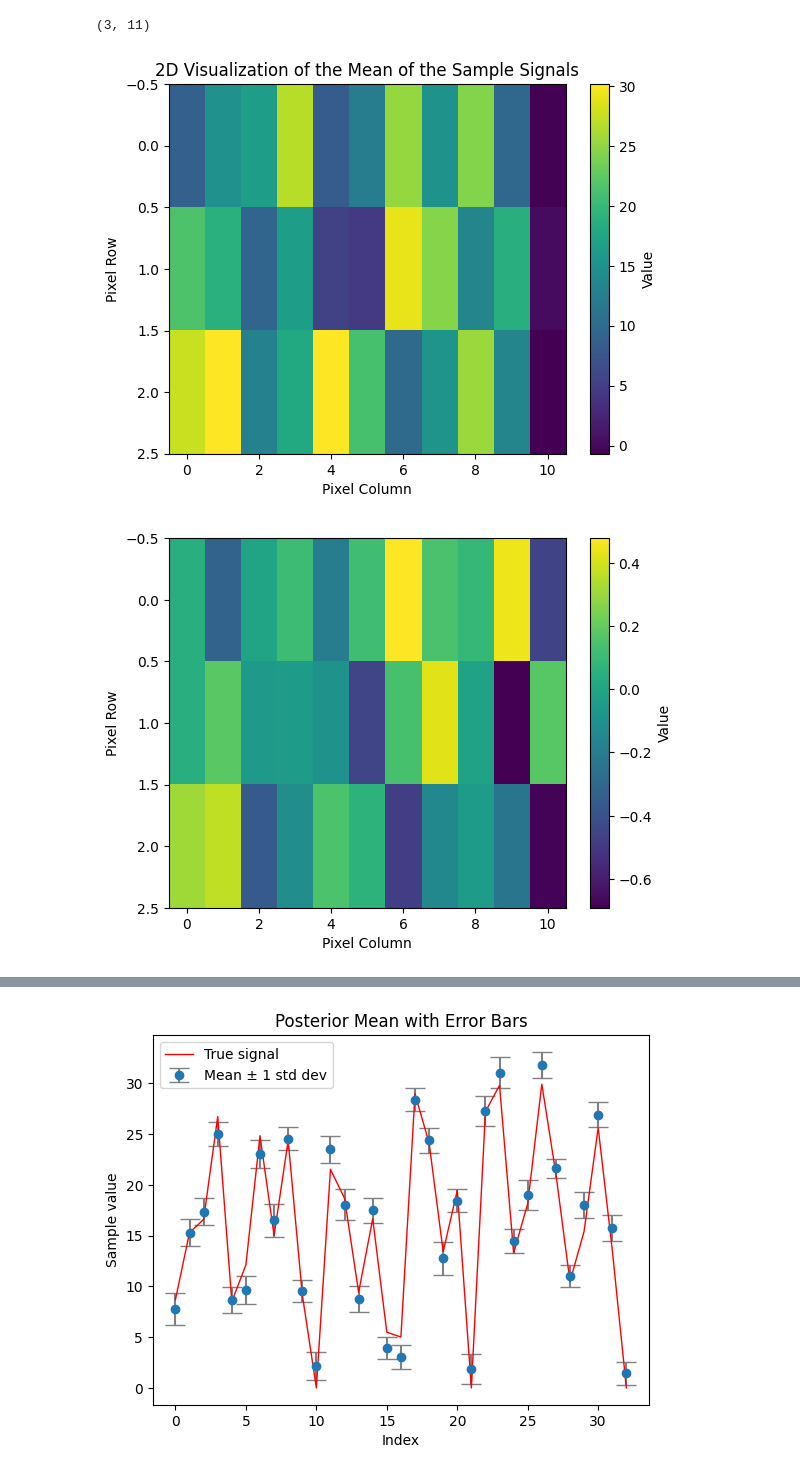
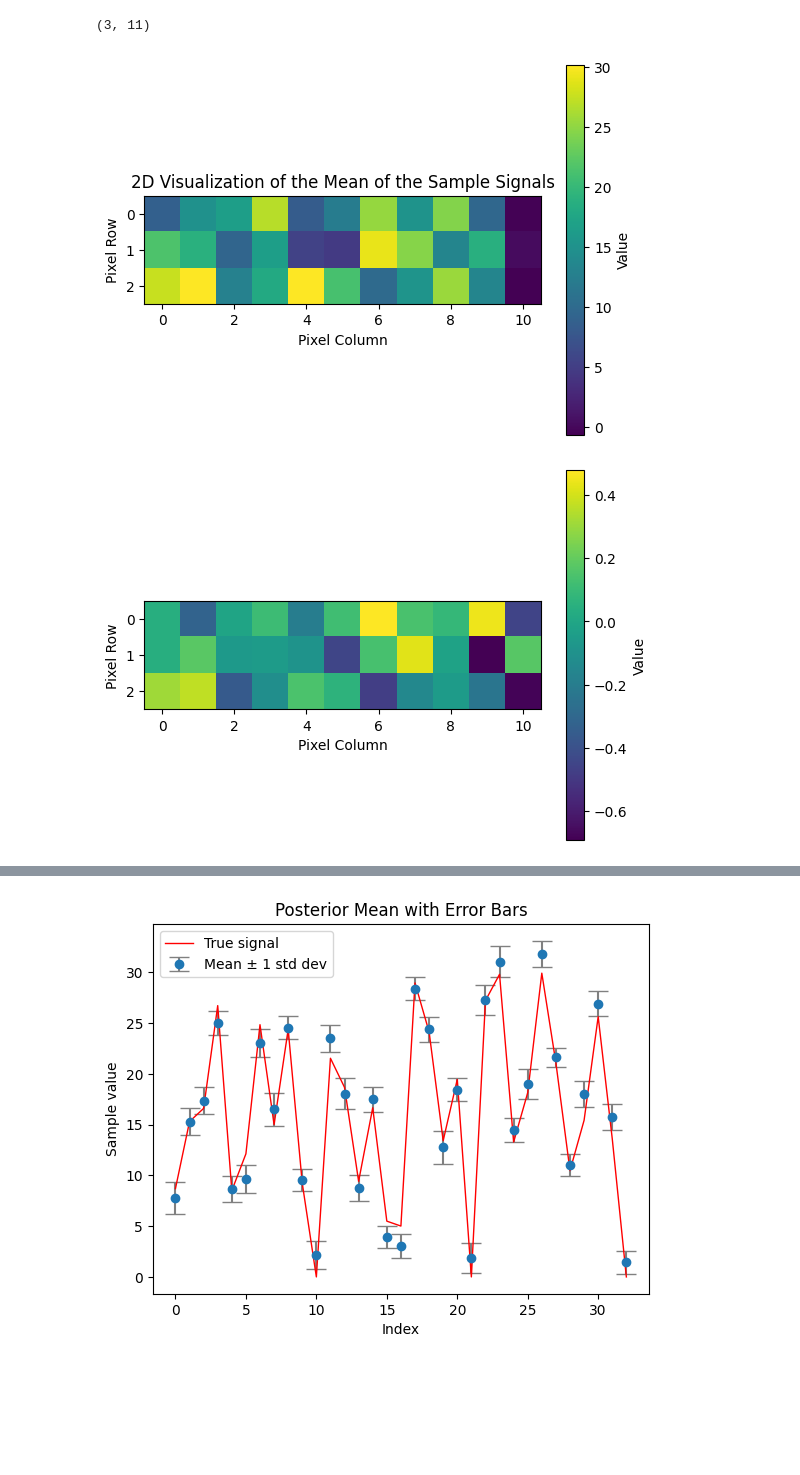
Before and after one commit to Rachel-0420/Toy-Model-for-Field-Level, a Jupyter notebook: SPT-3G_simulation.ipynb, the cells around one changed output, grey strips where cells are left out. Drawn from its saved outputs; the diff is of its cells as text; code cells hidden in the pictures; blank space fills up the shorter version.

Commit message:
modified a few graphs

```diff
--- a/SPT-3G_simulation.ipynb
+++ b/SPT-3G_simulation.ipynb
@@ -351,26 +351,26 @@ print(np.shape(s_mean_1))
 # %% [output]
 (3, 11)
 # %%
-plt.imshow(s_mean_1, aspect='auto', cmap='viridis')
+plt.imshow(s_mean_1, aspect='equal', cmap='viridis')
 plt.colorbar(label='Value')
 plt.xlabel('Pixel Column')
 plt.ylabel('Pixel Row')
 plt.title('2D Visualization of the Mean of the Sample Signals')
 plt.show()
 
-plt.imshow(s_mean_1 - signal_org, aspect='auto', cmap='viridis')
+plt.imshow(s_mean_1 - signal_org, aspect='equal', cmap='viridis')
 plt.colorbar(label='Value')
 plt.xlabel('Pixel Column')
 plt.ylabel('Pixel Row')
 # plt.title('2D Visualization of the Difference btw the Mean of the Sample Signals and the Original Signal')
 plt.show()
 
-plt.imshow(s_mean_1 - signal_org, aspect='auto', cmap='viridis', vmin=0, vmax=30)
+plt.imshow(s_mean_1 - signal_org, aspect='equal', cmap='viridis', vmin=0, vmax=30)
 plt.colorbar(label='Value')
 plt.xlabel('Pixel Column')
 plt.ylabel('Pixel Row')
 # plt.title('2D Visualization of the Difference btw the Mean of the Sample Signals and the Original Signal')
 plt.show()
 # %% [output]
-[figure, old version]
+[figure, new version]
-[figure, old version]
+[figure, new version]
```
Also changed, not shown: parts of 2 cells of this notebook.
